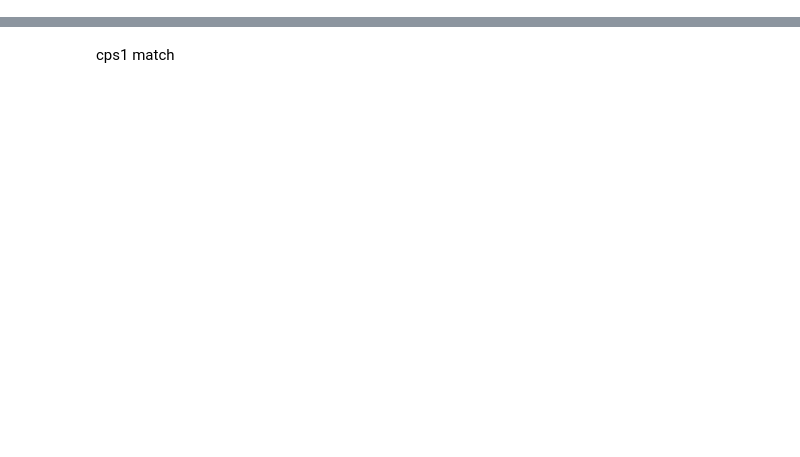
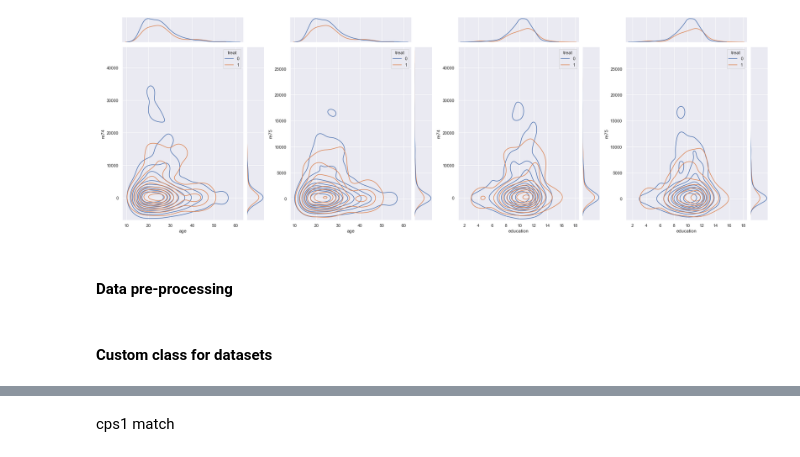
Before and after one commit to MawuliAgamah/ml-propensity-score-matching, a Jupyter notebook: ANN.ipynb, the cells around one changed output, grey strips where cells are left out. Cells and saved outputs as stored; diff of their text form; code cells hidden in the pictures; blank space fills up the shorter version.

```diff
--- a/ANN.ipynb
+++ b/ANN.ipynb
@@ -176,0 +79,11 @@ torch.Size([89, 8])
+# %%
+# Read in dataset
+nswre74_control = pd.read_excel('/Users/mawuliagamah/gitprojects/causal_inference/causal_inference/datasets/nswre74_control.xls')
+nswre74_treated = pd.read_excel('/Users/mawuliagamah/gitprojects/causal_inference/causal_inference/datasets/nswre74_treated.xlsx')
+#Combine treatment and control as pandas dataframe
+nswre74_pd_df = pd.concat([nswre74_control,nswre74_treated])
+#Drop the outcome variable -> as to not bias results
+nswre74_pd_df.drop('re78', axis=1, inplace=True)
+#Shuffle data
+nswre74_pd_df = shuffle(nswre74_pd_df).reset_index(drop=True)
+nswre74_pd_df
@@ -176,0 +104,28 @@ torch.Size([89, 8])
+# %%
+# Extected desicion boundary
+import matplotlib.gridspec as gridspec
+import seaborn as sns; sns.set()
+sns.set_style('darkgrid')
+
+plot_kind = 'kde'
+hue = 'treat'
+
+
+g0 = sns.jointplot(data= nswre74_pd_df,x="age",y="re74", hue= hue, kind=plot_kind)
+g1 = sns.jointplot(data= nswre74_pd_df,x="age",y="re75", hue= hue, kind=plot_kind)
+g2 = sns.jointplot(data= nswre74_pd_df,x="education",y="re74", hue= hue, kind=plot_kind)
+g3 = sns.jointplot(data= nswre74_pd_df,x="education",y="re75", hue= hue, kind=plot_kind)
+
+fig = plt.figure(figsize=(24,8))
+gs = gridspec.GridSpec(1,4)
+
+mg0 = SeabornFig2Grid(g0, fig, gs[0])
+mg1 = SeabornFig2Grid(g1, fig, gs[1])
+mg2 = SeabornFig2Grid(g2, fig, gs[2])
+mg3 = SeabornFig2Grid(g3, fig, gs[3])
+
+gs.tight_layout(fig)
+# %% [output]
+[figure, added]
+# %% [markdown]
+#### Data pre-processing
@@ -176,0 +148,2 @@ torch.Size([89, 8])
+# %% [markdown]
+#### Custom class for datasets
```
Also changed, not shown: parts of 51 cells of this notebook, 8 other files.
